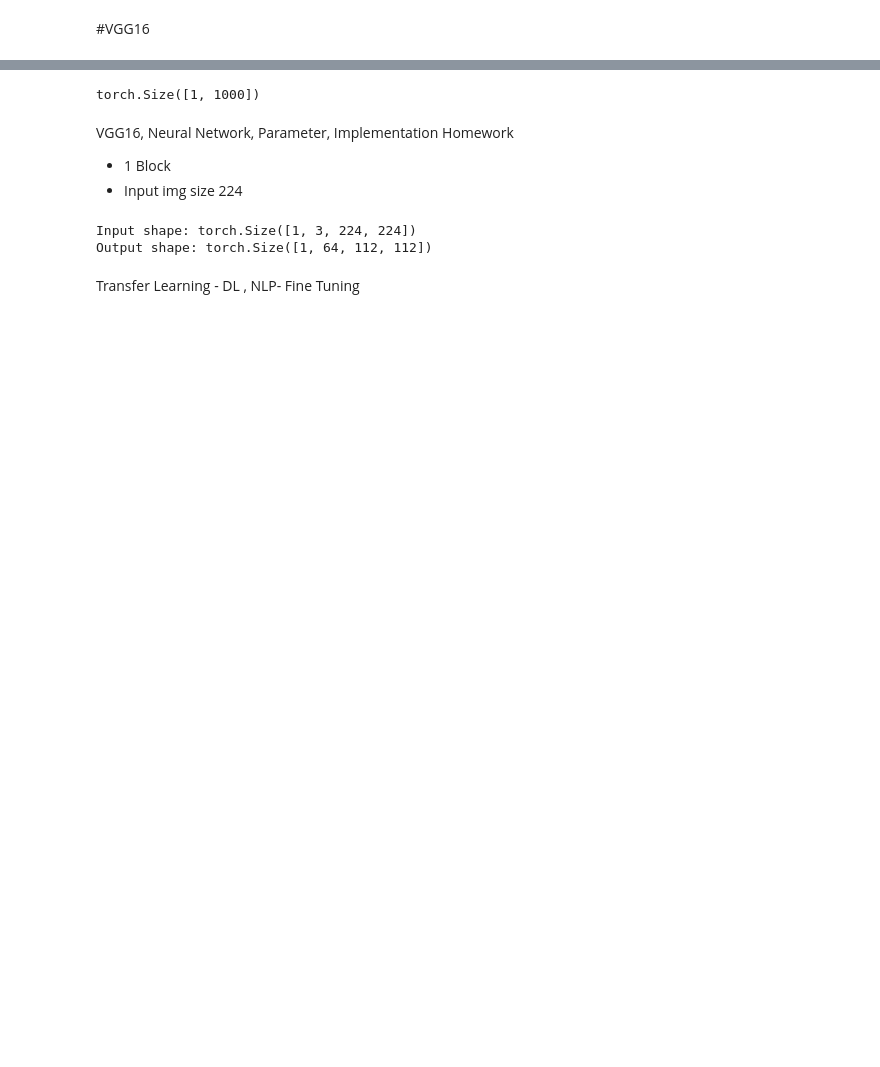
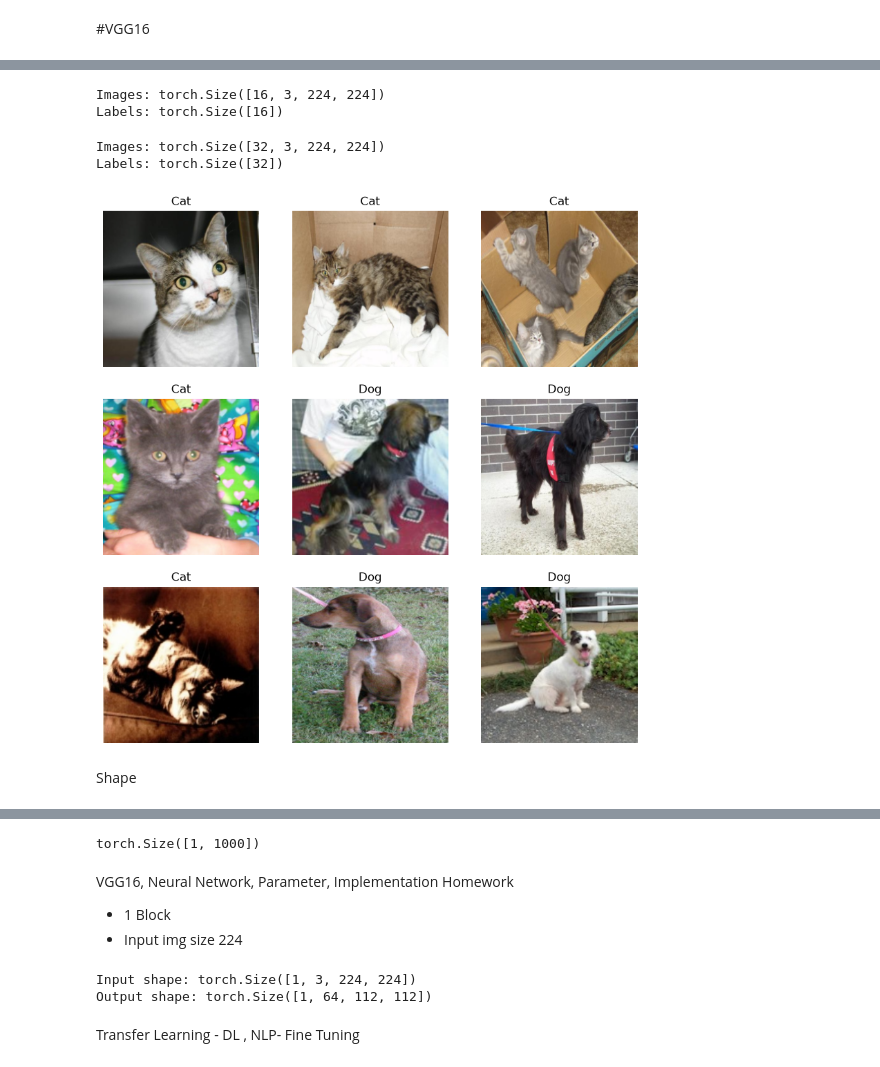
Before and after one commit to SonuThapaMagar/python, a Jupyter notebook: day-to-day/Day46.ipynb, the cells around one changed output, grey strips where cells are left out. Drawn from its saved outputs; the diff is of its cells as text; code cells hidden in the pictures; blank space fills up the shorter version.

```diff
--- a/day-to-day/Day46.ipynb
+++ b/day-to-day/Day46.ipynb
@@ -76,0 +112,3 @@ class NeuralNetwork(nn.Module):
+# %%
+#Loading dataset
+dataset=datasets.ImageFolder(root="../datasets/PetImages",transform=transform)
@@ -76,0 +129,59 @@ class NeuralNetwork(nn.Module):
+# %%
+images, labels = next(iter(train_loader))
+
+print("Images:", images.shape)
+print("Labels:", labels.shape)
+# %% [output]
+Images: torch.Size([16, 3, 224, 224])
+Labels: torch.Size([16])
+# %%
+from torch.utils.data import random_split
+
+train_size = int(0.8 * len(dataset))
+test_size = len(dataset) - train_size
+
+train_dataset, val_dataset = random_split(
+    dataset,
+    [train_size, test_size]
+)
+# %%
+train_loader = DataLoader(
+    val_dataset,
+    batch_size=32,
+    shuffle=False
+)
+# %%
+images, labels = next(iter(train_loader))
+
+print("Images:", images.shape)
+print("Labels:", labels.shape)
+# %% [output]
+Images: torch.Size([32, 3, 224, 224])
+Labels: torch.Size([32])
+# %%
+import matplotlib.pyplot as plt
+import torch
+
+images, labels = next(iter(train_loader))
+
+mean = torch.tensor([0.485, 0.456, 0.406])
+std = torch.tensor([0.229, 0.224, 0.225])
+
+plt.figure(figsize=(10, 10))
+
+for i in range(9):
+
+    image = images[i].permute(1, 2, 0)
+
+    # Undo normalization
+    image = image * std + mean
+
+    plt.subplot(3, 3, i + 1)
+    plt.imshow(image.clamp(0, 1))
+
+    plt.title(dataset.classes[labels[i]])
+    plt.axis("off")
+
+plt.show()
+# %% [output]
+[figure, added]
@@ -76,0 +256,2 @@ class NeuralNetwork(nn.Module):
+# %% [markdown]
+Shape
```
Also changed, not shown: parts of 16 cells of this notebook, 2 other files.
